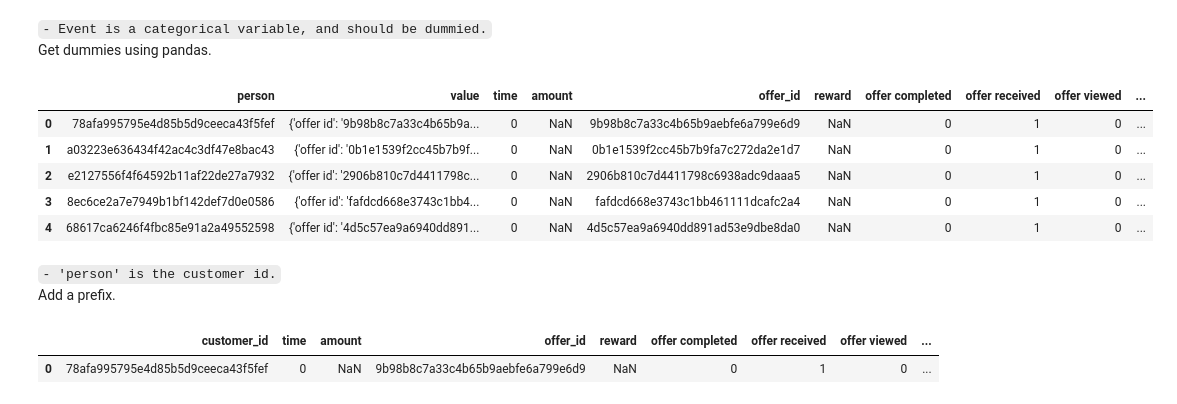
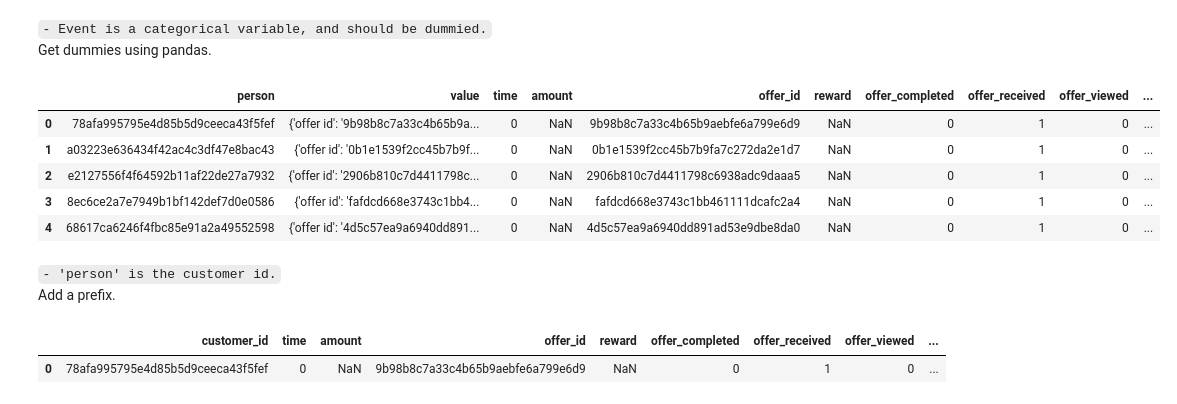
Before and after one commit to dletoneiva/recs_with_starbucks, a Jupyter notebook: data_wrangling.ipynb, the cells around one changed output. Saved outputs shown, nothing was run; the diff lists cells and outputs as text; code cells hidden in the pictures.

```diff
--- a/data_wrangling.ipynb
+++ b/data_wrangling.ipynb
@@ -398,11 +407,12 @@ transcript_clean.head()
 Get dummies using pandas.
 # %%
 event_type_dummies =  pd.get_dummies(transcript_clean['event'])
+event_type_dummies.columns = event_type_dummies.columns.str.replace(' ','_')
 transcript_clean = pd.concat([transcript_clean, event_type_dummies], axis=1)
 transcript_clean = transcript_clean.drop('event', axis = 1)
 transcript_clean.head()
 # %% [output]
-|  | person | value | time | amount | offer_id | reward | offer completed | offer received | offer viewed | ... |
+|  | person | value | time | amount | offer_id | reward | offer_completed | offer_received | offer_viewed | ... |
 | 0 | 78afa995795e4d85b5d9ceeca43f5fef | {'offer id': '9b98b8c7a33c4b65b9a... | 0 | NaN | 9b98b8c7a33c4b65b9aebfe6a799e6d9 | NaN | 0 | 1 | 0 | ... |
 | 1 | a03223e636434f42ac4c3df47e8bac43 | {'offer id': '0b1e1539f2cc45b7b9f... | 0 | NaN | 0b1e1539f2cc45b7b9fa7c272da2e1d7 | NaN | 0 | 1 | 0 | ... |
 | 2 | e2127556f4f64592b11af22de27a7932 | {'offer id': '2906b810c7d4411798c... | 0 | NaN | 2906b810c7d4411798c6938adc9daaa5 | NaN | 0 | 1 | 0 | ... |
@@ -416,7 +426,7 @@ transcript_clean = transcript_clean.rename(columns={'person':'customer_id'})
 transcript_clean = transcript_clean.drop('value', axis=1)
 transcript_clean.head(1)
 # %% [output]
-|  | customer_id | time | amount | offer_id | reward | offer completed | offer received | offer viewed | ... |
+|  | customer_id | time | amount | offer_id | reward | offer_completed | offer_received | offer_viewed | ... |
 | 0 | 78afa995795e4d85b5d9ceeca43f5fef | 0 | NaN | 9b98b8c7a33c4b65b9aebfe6a799e6d9 | NaN | 0 | 1 | 0 | ... |
 # %%
 # save to a file
```
Also changed, not shown: parts of 2 cells of this notebook, 3 other files.
